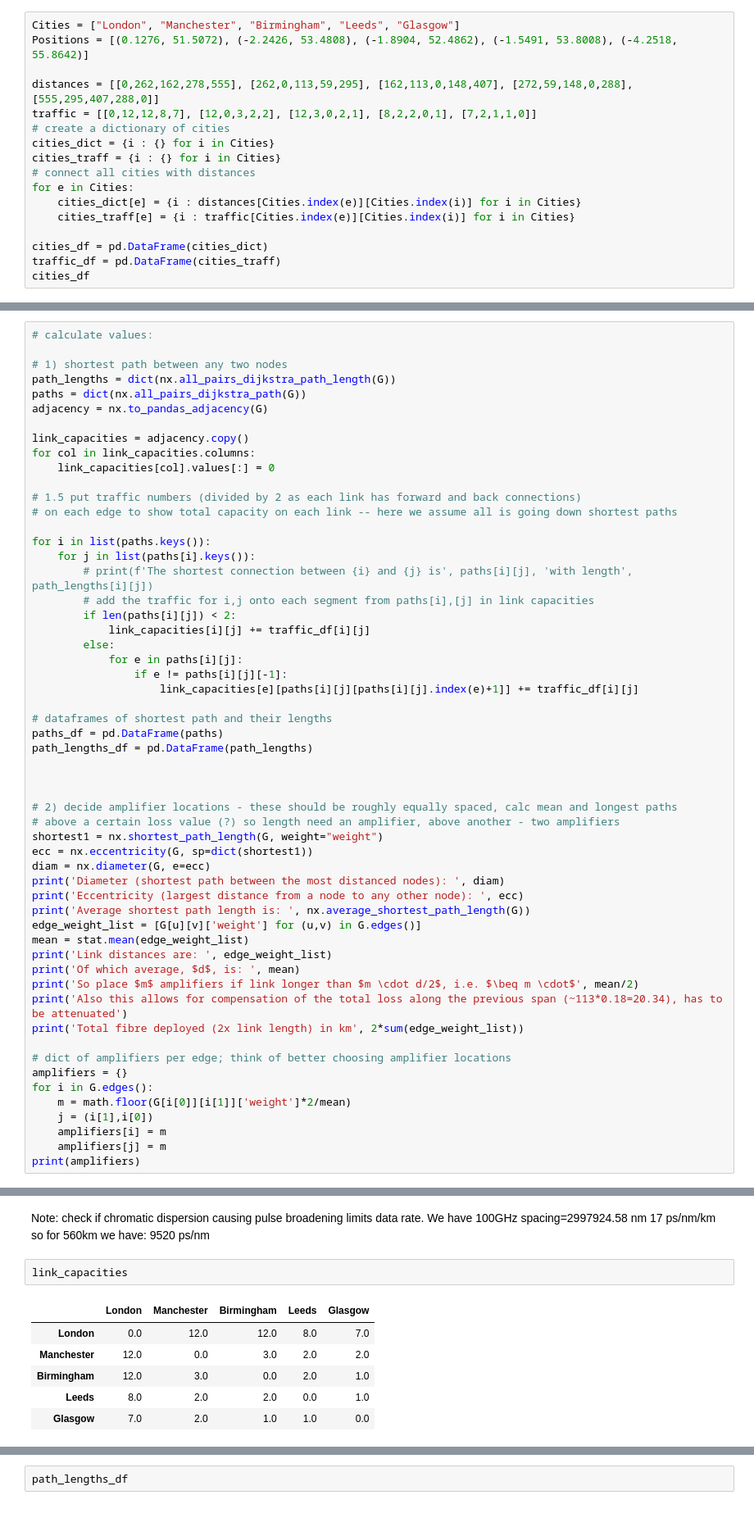
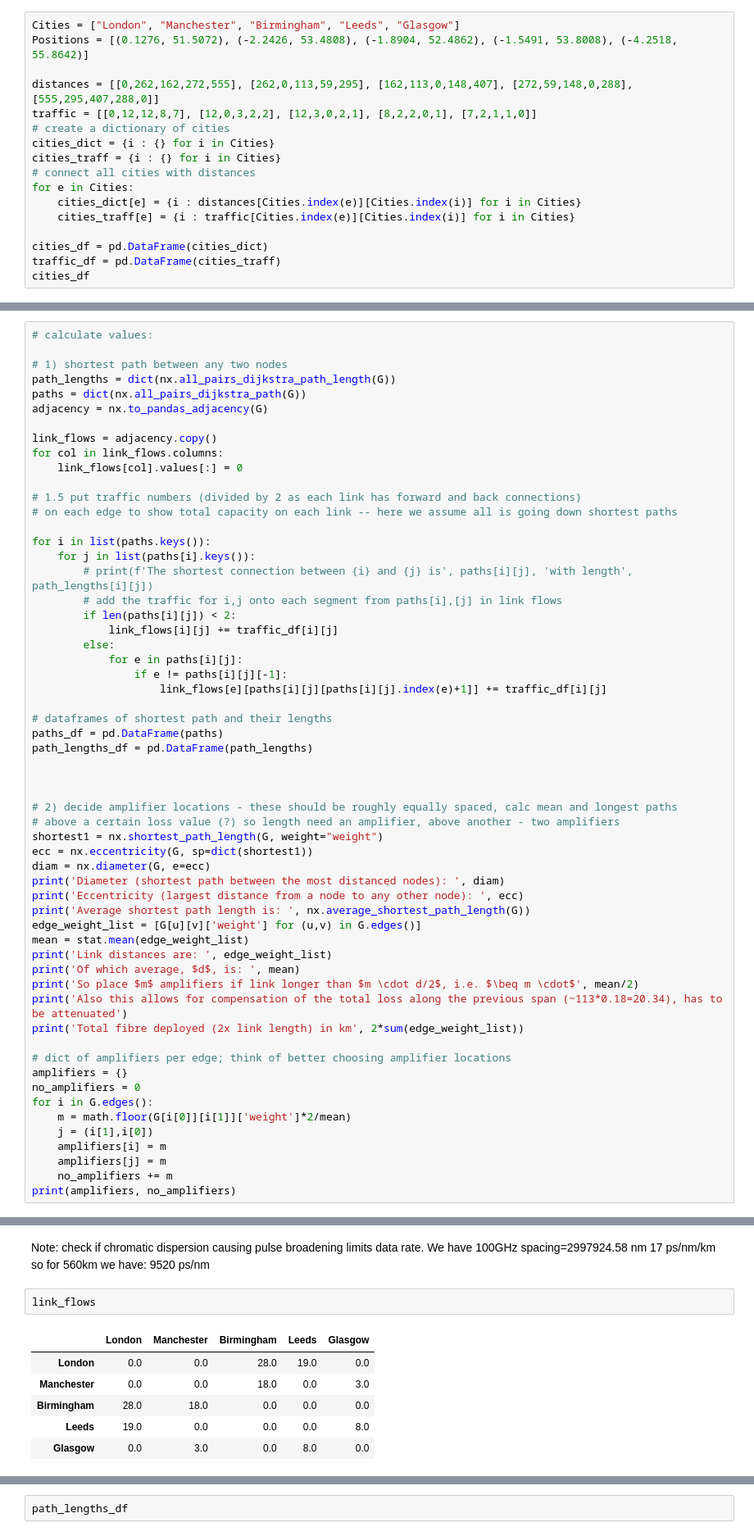
Before and after one commit to adambrzosko/OpticalNetworkDesign, a Jupyter notebook: 4B23NetworkDesign.ipynb, the cells around one changed output, grey strips where cells are left out. Shown at 82% size. Saved outputs shown, nothing was run; the diff lists cells and outputs as text.

```diff
--- a/4B23NetworkDesign.ipynb
+++ b/4B23NetworkDesign.ipynb
@@ -16,7 +16,7 @@ from mpl_toolkits.basemap import Basemap as Basemap
 Cities = ["London", "Manchester", "Birmingham", "Leeds", "Glasgow"]
 Positions = [(0.1276, 51.5072), (-2.2426, 53.4808), (-1.8904, 52.4862), (-1.5491, 53.8008), (-4.2518, 55.8642)]
 
-distances = [[0,262,162,278,555], [262,0,113,59,295], [162,113,0,148,407], [272,59,148,0,288], [555,295,407,288,0]]
+distances = [[0,262,162,272,555], [262,0,113,59,295], [162,113,0,148,407], [272,59,148,0,288], [555,295,407,288,0]]
 traffic = [[0,12,12,8,7], [12,0,3,2,2], [12,3,0,2,1], [8,2,2,0,1], [7,2,1,1,0]]
 # create a dictionary of cities
 cities_dict = {i : {} for i in Cities}
@@ -112,9 +112,9 @@ path_lengths = dict(nx.all_pairs_dijkstra_path_length(G))
 paths = dict(nx.all_pairs_dijkstra_path(G))
 adjacency = nx.to_pandas_adjacency(G)
 
-link_capacities = adjacency.copy()
-for col in link_capacities.columns:
-    link_capacities[col].values[:] = 0
+link_flows = adjacency.copy()
+for col in link_flows.columns:
+    link_flows[col].values[:] = 0
 
 # 1.5 put traffic numbers (divided by 2 as each link has forward and back connections)
 # on each edge to show total capacity on each link -- here we assume all is going down shortest paths
@@ -122,13 +122,13 @@ for col in link_capacities.columns:
 for i in list(paths.keys()):
     for j in list(paths[i].keys()):
         # print(f'The shortest connection between {i} and {j} is', paths[i][j], 'with length', path_lengths[i][j])
-        # add the traffic for i,j onto each segment from paths[i],[j] in link capacities
+        # add the traffic for i,j onto each segment from paths[i],[j] in link flows
         if len(paths[i][j]) < 2:
-            link_capacities[i][j] += traffic_df[i][j]
+            link_flows[i][j] += traffic_df[i][j]
         else:
             for e in paths[i][j]:
                 if e != paths[i][j][-1]:
-                    link_capacities[e][paths[i][j][paths[i][j].index(e)+1]] += traffic_df[i][j]
+                    link_flows[e][paths[i][j][paths[i][j].index(e)+1]] += traffic_df[i][j]
 
 # dataframes of shortest path and their lengths
 paths_df = pd.DataFrame(paths)
@@ -154,10 +154,12 @@ print('Total fibre deployed (2x link length) in km', 2*sum(edge_weight_list))
 
 # dict of amplifiers per edge; think of better choosing amplifier locations
 amplifiers = {}
+no_amplifiers = 0
 for i in G.edges():
     m = math.floor(G[i[0]][i[1]]['weight']*2/mean)
     j = (i[1],i[0])
     amplifiers[i] = m
     amplifiers[j] = m
-print(amplifiers)
+    no_amplifiers += m
+print(amplifiers, no_amplifiers)
 # %% [output]
@@ -221,14 +229,14 @@ print(np.array(list(edge_labels.values())))
 Note: check if chromatic dispersion causing pulse broadening limits data rate. We have 100GHz spacing=2997924.58 nm
 17 ps/nm/km so for 560km we have: 9520 ps/nm
 # %%
-link_capacities
+link_flows
 # %% [output]
 |  | London | Manchester | Birmingham | Leeds | Glasgow |
-| London | 0.0 | 12.0 | 12.0 | 8.0 | 7.0 |
-| Manchester | 12.0 | 0.0 | 3.0 | 2.0 | 2.0 |
-| Birmingham | 12.0 | 3.0 | 0.0 | 2.0 | 1.0 |
-| Leeds | 8.0 | 2.0 | 2.0 | 0.0 | 1.0 |
-| Glasgow | 7.0 | 2.0 | 1.0 | 1.0 | 0.0 |
+| London | 0.0 | 0.0 | 28.0 | 19.0 | 0.0 |
+| Manchester | 0.0 | 0.0 | 18.0 | 0.0 | 3.0 |
+| Birmingham | 28.0 | 18.0 | 0.0 | 0.0 | 0.0 |
+| Leeds | 19.0 | 0.0 | 0.0 | 0.0 | 8.0 |
+| Glasgow | 0.0 | 3.0 | 0.0 | 8.0 | 0.0 |
 # %%
 paths_df
 # %% [output]
```
Also changed, not shown: parts of 12 cells of this notebook, 1 other file.
